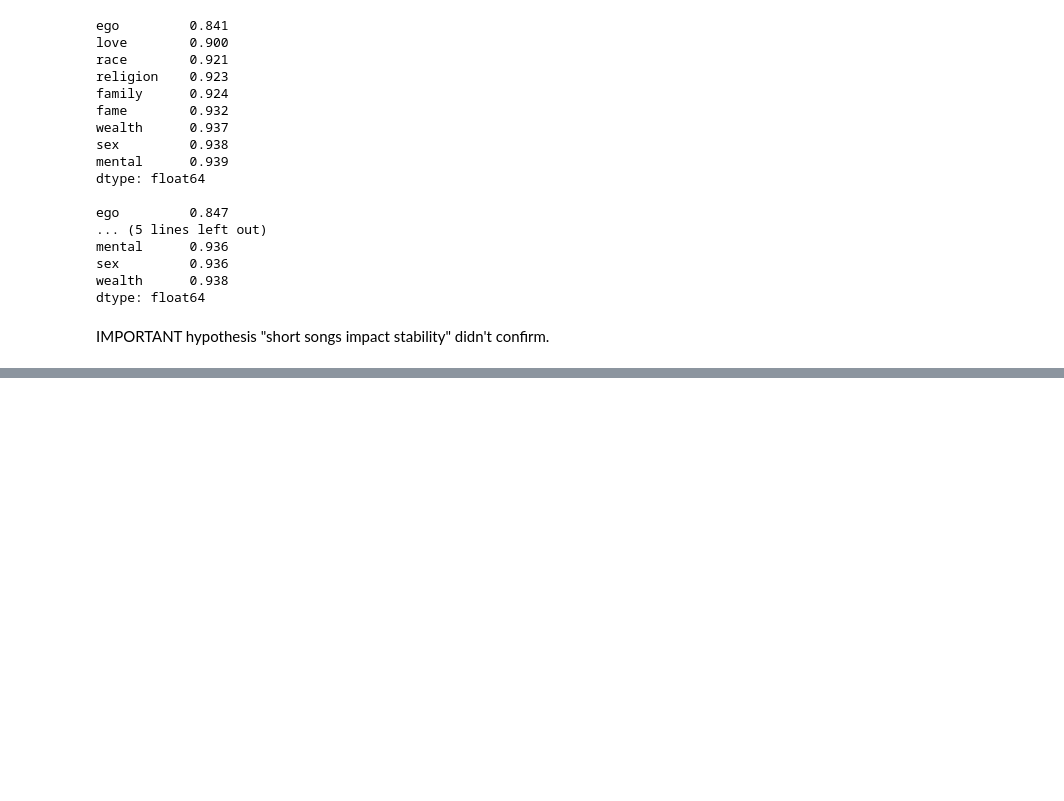
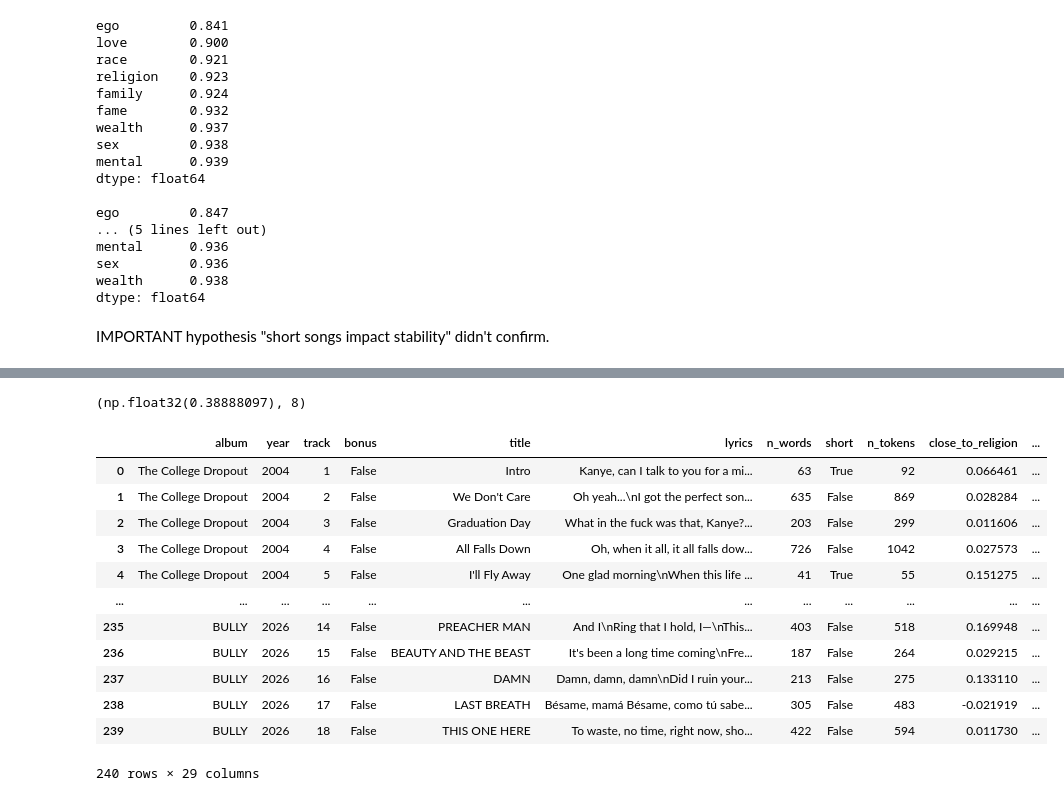
Before and after one commit to mistmake/Kanye_lyrics_analysis, a Jupyter notebook: kanye-lyrics-analysis.ipynb, the cells around one changed output, grey strips where cells are left out. Saved outputs shown, nothing was run; the diff lists cells and outputs as text; code cells hidden in the pictures; blank space fills up the shorter version.

```diff
--- a/kanye-lyrics-analysis.ipynb
+++ b/kanye-lyrics-analysis.ipynb
@@ -192,7 +192,7 @@ plt.show()
 # %% [markdown]
 so we have about 100 words as the limit for the short words. Let's show this in the dataset
 # %%
-clean["short"] = clean["word_num"].apply(lambda x: x <=100)
+clean["short"] = clean["n_words"].apply(lambda x: x <=100)
 clean = clean.reset_index(drop=True)
 # %% [markdown]
 # Lexical analysis (Simeon)
@@ -557,0 +582,24 @@ Overall, topics are very stable and doesn't have significant exceptions.
+# %%
+def split_track(lyrics):
+    chunks = []
+    lyrics = lyrics.split("\n\n\n")
+    for verse in lyrics:
+        if len(tokenizer.encode(verse)) <= max_tokens:
+            chunks.append(verse)
+        else:
+            curr = ""
+            for s in verse.split("\n"):
+                if curr != "":
+                    candidate = curr + '\n'+ s
+                else:
+                    candidate = s
+                if len(tokenizer.encode(candidate)) > max_tokens:
+                    if curr != "":
+                        chunks.append(curr)
+                    curr = s
+                else:
+                    curr = candidate
+            if curr != "":
+                chunks.append(curr)
+    return chunks
+print(*split_track(lyrics["lyrics"][n]), sep="\n\n")
@@ -557,0 +632,33 @@ Overall, topics are very stable and doesn't have significant exceptions.
+# %%
+# evaluating intra-song coherence
+def get_coherence(lyrics):
+    chunks = split_track(lyrics)
+    n_verses = len(chunks)
+    if n_verses == 1:
+        return (np.nan, 1)
+    embds = model.encode(chunks, normalize_embeddings=True)
+    S = embds @ embds.T
+    upper_i = np.triu_indices(n_verses, k=1)
+    return (S[upper_i].mean(), n_verses)
+
+print(get_coherence(lyrics["lyrics"][n]))
+# %% [output]
+(np.float32(0.38888097), 8)
+# %%
+sem[["coherence", "n_verses"]] = sem["lyrics"].apply(lambda x: get_coherence(x)).apply(pd.Series)
+# %%
+sem.head(10)
+# %% [output]
+|  | album | year | track | bonus | title | lyrics | n_words | short | n_tokens | close_to_religion | ... |
+| 0 | The College Dropout | 2004 | 1 | False | Intro | Kanye, can I talk to you for a mi... | 63 | True | 92 | 0.066461 | ... |
+| 1 | The College Dropout | 2004 | 2 | False | We Don't Care | Oh yeah...\nI got the perfect son... | 635 | False | 869 | 0.028284 | ... |
+| 2 | The College Dropout | 2004 | 3 | False | Graduation Day | What in the fuck was that, Kanye?... | 203 | False | 299 | 0.011606 | ... |
+| 3 | The College Dropout | 2004 | 4 | False | All Falls Down | Oh, when it all, it all falls dow... | 726 | False | 1042 | 0.027573 | ... |
+| 4 | The College Dropout | 2004 | 5 | False | I'll Fly Away | One glad morning\nWhen this life ... | 41 | True | 55 | 0.151275 | ... |
+| ... | ... | ... | ... | ... | ... | ... | ... | ... | ... | ... | ... |
+| 235 | BULLY | 2026 | 14 | False | PREACHER MAN | And I\nRing that I hold, I—\nThis... | 403 | False | 518 | 0.169948 | ... |
+| 236 | BULLY | 2026 | 15 | False | BEAUTY AND THE BEAST | It's been a long time coming\nFre... | 187 | False | 264 | 0.029215 | ... |
+| 237 | BULLY | 2026 | 16 | False | DAMN | Damn, damn, damn\nDid I ruin your... | 213 | False | 275 | 0.133110 | ... |
+| 238 | BULLY | 2026 | 17 | False | LAST BREATH | Bésame, mamá Bésame, como tú sabe... | 305 | False | 483 | -0.021919 | ... |
+| 239 | BULLY | 2026 | 18 | False | THIS ONE HERE | To waste, no time, right now, sho... | 422 | False | 594 | 0.011730 | ... |
+240 rows × 29 columns
```
Also changed, not shown: parts of 14 cells of this notebook.
